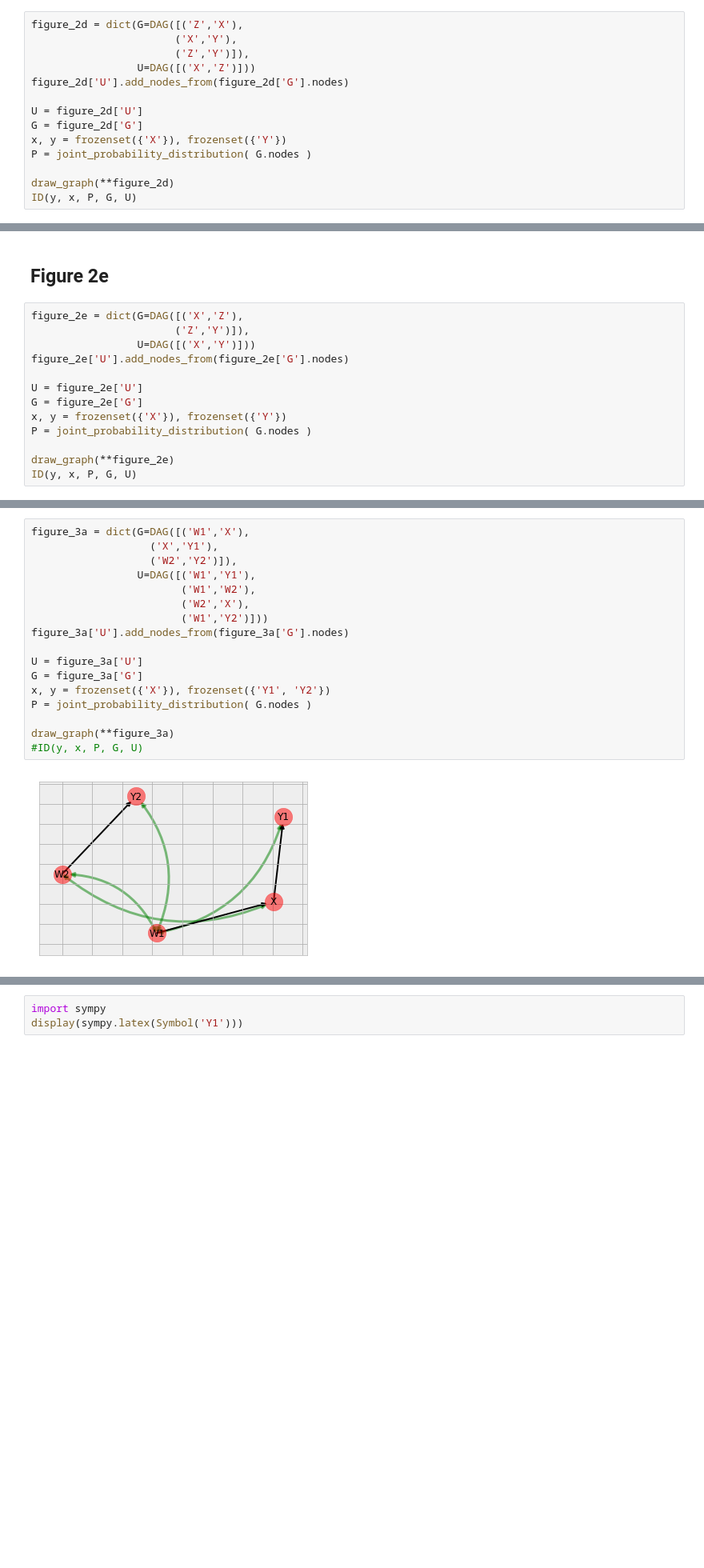
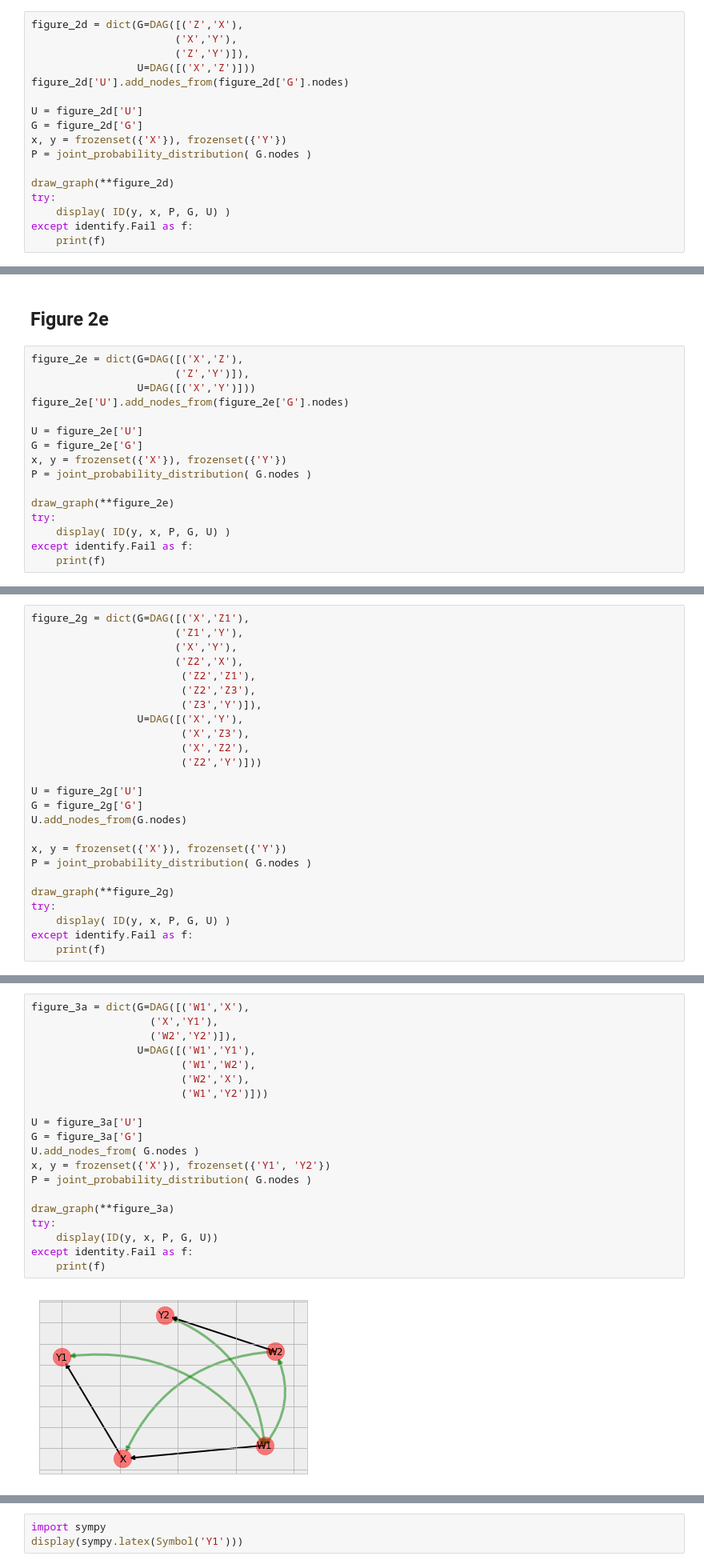
Before and after one commit to COVID-19-Causal-Reasoning/Y0, a Jupyter notebook: ID.ipynb, the cells around one changed output, grey strips where cells are left out. Shown at 80% size. Saved outputs shown, nothing was run; the diff lists cells and outputs as text; blank space fills up the shorter version.

```diff
--- a/ID.ipynb
+++ b/ID.ipynb
@@ -444,5 +469,8 @@ x, y = frozenset({'X'}), frozenset({'Y'})
 P = joint_probability_distribution( G.nodes )
 
 draw_graph(**figure_2d)
-ID(y, x, P, G, U)
+try:
+    display( ID(y, x, P, G, U) )
+except identify.Fail as f:
+    print(f)
 # %% [output]
@@ -476,5 +505,8 @@ x, y = frozenset({'X'}), frozenset({'Y'})
 P = joint_probability_distribution( G.nodes )
 
 draw_graph(**figure_2e)
-ID(y, x, P, G, U)
+try:
+    display( ID(y, x, P, G, U) )
+except identify.Fail as f:
+    print(f)
 # %% [output]
@@ -511,0 +587,25 @@ Probability(X, given=Eq(X,Symbol('x')))
+# %%
+figure_2g = dict(G=DAG([('X','Z1'),
+                       ('Z1','Y'),
+                       ('X','Y'),
+                       ('Z2','X'),
+                        ('Z2','Z1'),
+                        ('Z2','Z3'),
+                        ('Z3','Y')]),
+                 U=DAG([('X','Y'),
+                        ('X','Z3'),
+                        ('X','Z2'),
+                        ('Z2','Y')]))
+
+U = figure_2g['U']
+G = figure_2g['G']
+U.add_nodes_from(G.nodes)
+
+x, y = frozenset({'X'}), frozenset({'Y'})
+P = joint_probability_distribution( G.nodes )
+
+draw_graph(**figure_2g)
+try:
+    display( ID(y, x, P, G, U) )
+except identify.Fail as f:
+    print(f)
@@ -545,19 +652,22 @@ found connected component {'Y2'} of node Y2
 # %%
 figure_3a = dict(G=DAG([('W1','X'),
                    ('X','Y1'),
                    ('W2','Y2')]),
                  U=DAG([('W1','Y1'),
                         ('W1','W2'),
                         ('W2','X'),
                         ('W1','Y2')]))
-figure_3a['U'].add_nodes_from(figure_3a['G'].nodes)
 
 U = figure_3a['U']
 G = figure_3a['G']
+U.add_nodes_from( G.nodes )
 x, y = frozenset({'X'}), frozenset({'Y1', 'Y2'})
 P = joint_probability_distribution( G.nodes )
 
 draw_graph(**figure_3a)
-#ID(y, x, P, G, U)
+try:
+    display(ID(y, x, P, G, U))
+except identity.Fail as f:
+    print(f)
 # %% [output]
-[figure, old version]
+[figure, new version]
```
Also changed, not shown: parts of 34 cells of this notebook, 1 other file.
